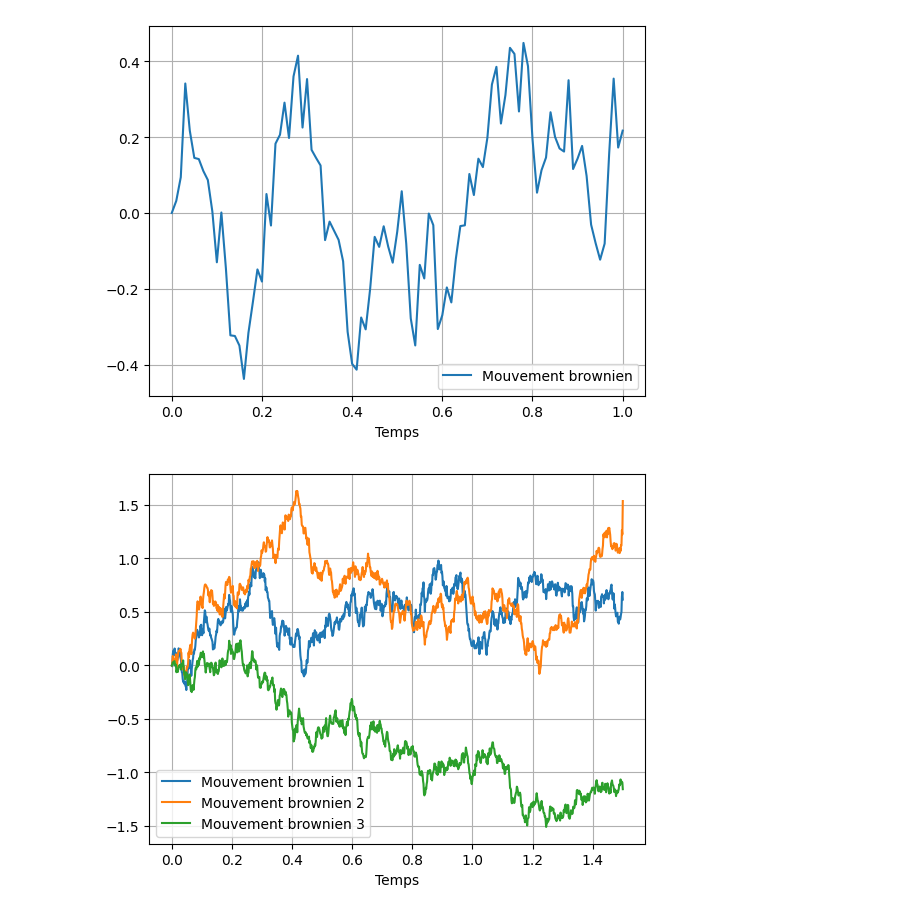
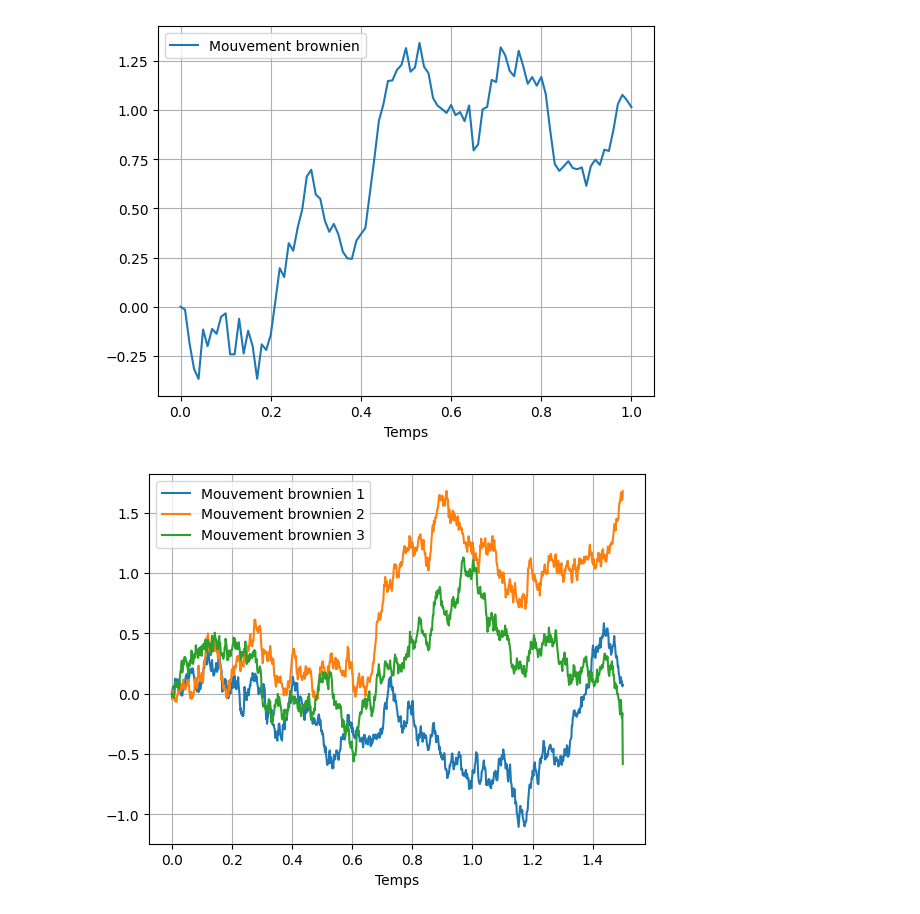
Before and after one commit to quentin-beaurez/Best-of-Options, a Jupyter notebook: BestOf.ipynb, the cells around one changed output. Cells and saved outputs as stored; diff of their text form; code cells hidden in the pictures.

```diff
--- a/BestOf.ipynb
+++ b/BestOf.ipynb
@@ -3,4 +4,15 @@ import numpy as np
 import matplotlib.pyplot as plt
+# %%
+#Simulation vecteur de N gaussiennes réelles standards
+
+def normal_standard(N) :
+
+    U = npr.random(N)
+    V = npr.random(N)
+
+    X = np.sqrt(-2 * np.log(U))*np.cos(2*np.pi*V)
+
+    return X
 # %%
 # Simulation d'un mouvement brownien standard
 def mouvement_brownien(T, N):
@@ -19,7 +31,7 @@ def mouvement_brownien(T, N):
     t = np.linspace(0, T, N+1)
     W = np.zeros(N+1)
 
-    dW = np.sqrt(dt) * np.random.randn(N)
+    dW = np.sqrt(dt) * normal_standard(N)
 
     for i in range(1, N+1):
         W[i] = W[i-1] + dW[i-1]
@@ -37,34 +49,33 @@ plt.legend()
 plt.grid()
 plt.show()
 # %% [output]
-[figure, old version]
+[figure, new version]
 # %%
 # Simulation des trajectoires Mouvement Bornien Standards Corrélés
 T = 1.5   # Temps final
 N = 1000  # Nombre de pas de temps
 rho = 0.3
 Gamma = np.linalg.cholesky([[1,rho,rho],
                             [rho,1,rho],
                             [rho,rho,1]])
 # 1 : Simulation MB standards de dimension 3
 t1, W1 = mouvement_brownien(T, N)
 _, W2 = mouvement_brownien(T, N)
 _, W3 = mouvement_brownien(T, N)
 
-W = W1[i],W2[i],W3[i]
 # 2 : corrélation des MB :
 for i in range (0, N):
-    [W1[i],W2[i],W3[i]] = np.matmul([W1[i],W2[i],W3[i]], Gamma)
+    [W1[i],W2[i],W3[i]] = Gamma @ [W1[i],W2[i],W3[i]]
 
 # Affichage
 plt.plot(t1, W1, label='Mouvement brownien 1')
 plt.plot(t1, W2, label='Mouvement brownien 2')
 plt.plot(t1, W3, label='Mouvement brownien 3')
 plt.xlabel('Temps')
 plt.legend()
 plt.grid()
 plt.show()
 # %% [output]
-[figure, old version]
+[figure, new version]
 # %%
 # Simulation de P1 par la méthode de Monte Carlo
```
Also changed, not shown: parts of 1 cell of this notebook.
